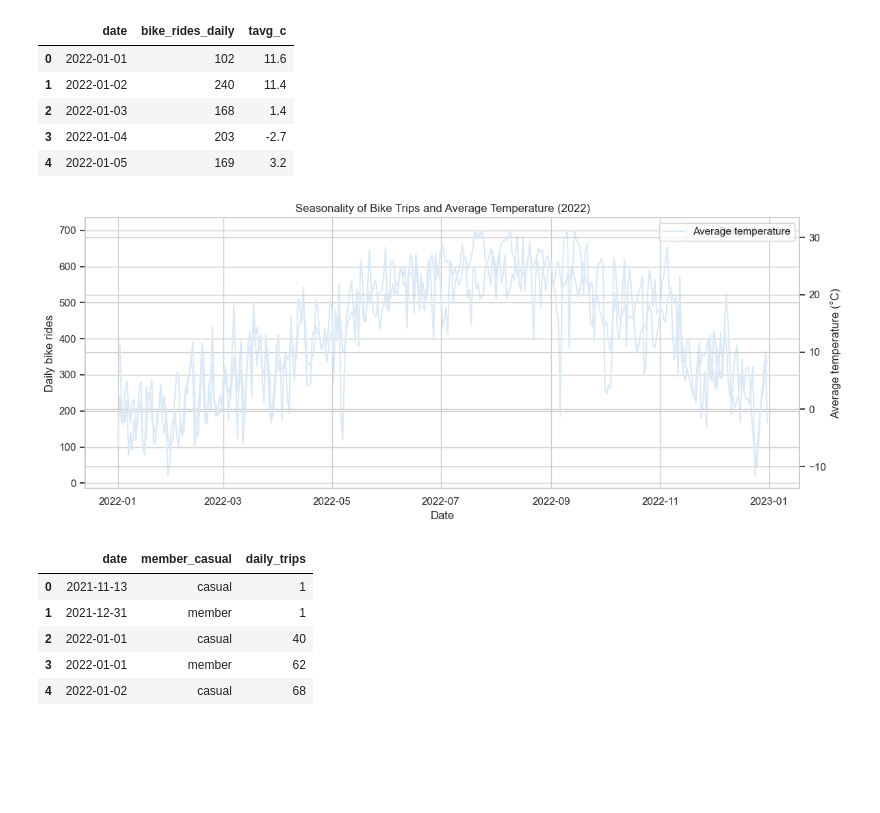
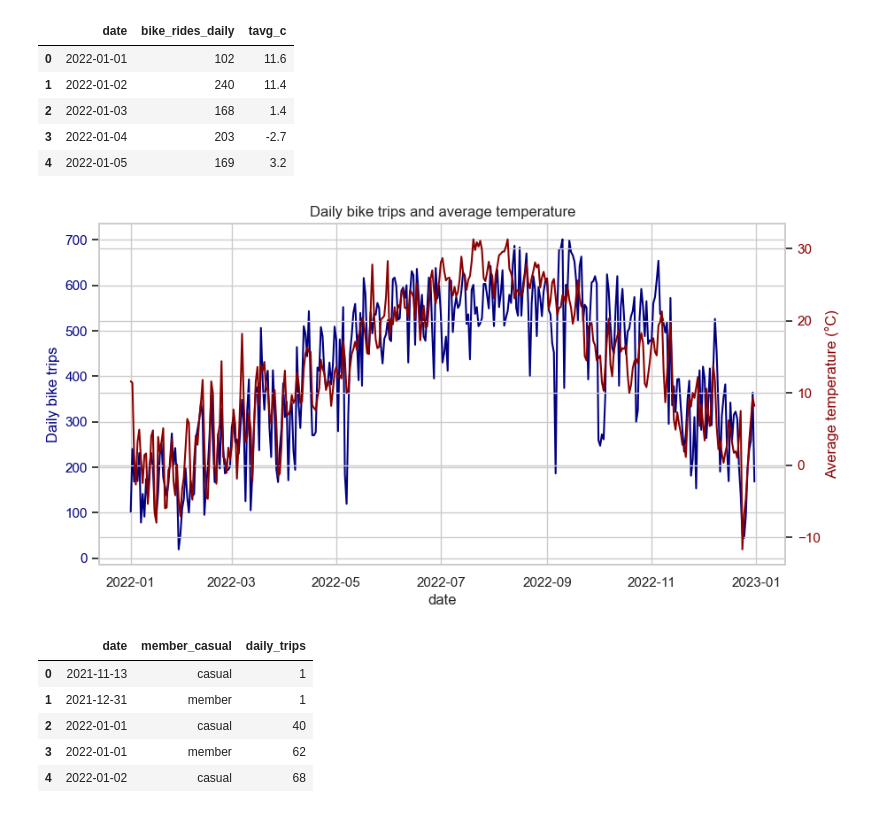
Before and after one commit to nk62700-byte/citibike-dashboard, a Jupyter notebook: Ex_2.4.ipynb, the cells around one changed output. Cells and saved outputs as stored; diff of their text form; code cells hidden in the pictures; blank space fills up the shorter version.

```diff
--- a/Ex_2.4.ipynb
+++ b/Ex_2.4.ipynb
@@ -80,11 +80,7 @@ weather_df.shape
 weather_df["date"] = pd.to_datetime(weather_df["date"])
 # %%
 # setting a theme
-sns.set_theme(
-    style="darkgrid",
-    palette="mako"
-)
-plt.rcParams["figure.figsize"] = (10, 5)
+sns.set_theme(style="whitegrid", palette="Blues")
 # %%
 # creating top 20 starting stations
 top20 = (bike_df["start_station_name"].value_counts().head(20).reset_index())
@@ -114,13 +108,14 @@ sns.set_theme(style="whitegrid", palette="Blues")
 # %%
-plt.figure(figsize=(10, 7))
+sns.set_palette("Blues_r")   # set palette explicitly
+
 sns.barplot(
     data=top20,
     x="trips",
     y="start_station_name"
 )
-plt.title("Top 20 Starting Stations by Number of Trips")
+
+plt.title("Most frequented starting stations")
 plt.xlabel("Number of trips")
 plt.ylabel("Start station")
-plt.tight_layout()
 plt.show()
 # %% [output]
@@ -162,35 +157,35 @@ df_temp.head()
 | 3 | 2022-01-04 | 203 | -2.7 |
 | 4 | 2022-01-05 | 169 | 3.2 |
 # %%
-fig, ax = plt.subplots(figsize=(12, 5))
+fig, ax1 = plt.subplots(figsize=(10, 5))
 
-# Bike trips (left axis)
+# Bike trips line
 sns.lineplot(
     data=df_temp,
     x="date",
     y="bike_rides_daily",
-    ax=ax,
-    label="Daily bike rides"
+    ax=ax1,
+    color="navy"
 )
-ax.set_xlabel("Date")
-ax.set_ylabel("Daily bike rides")
+ax1.set_ylabel("Daily bike trips", color="navy")
+ax1.tick_params(axis="y", labelcolor="navy")
 
-# Temperature (right axis)
-ax2 = ax.twinx()
+# Second axis for temperature
+ax2 = ax1.twinx()
 sns.lineplot(
     data=df_temp,
     x="date",
     y="tavg_c",
     ax=ax2,
-    label="Average temperature"
+    color="darkred"
 )
-ax2.set_ylabel("Average temperature (°C)")
+ax2.set_ylabel("Average temperature (°C)", color="darkred")
+ax2.tick_params(axis="y", labelcolor="darkred")
 
-plt.title("Seasonality of Bike Trips and Average Temperature (2022)")
-plt.tight_layout()
+plt.title("Daily bike trips and average temperature")
 plt.show()
 # %% [output]
-[figure, old version]
+[figure, new version]
 # %%
 daily_user_trips = (bike_df .groupby(["date", "member_casual"]) .size() .reset_index(name="daily_trips"))
 # %%
```
Also changed, not shown: parts of 4 cells of this notebook.
